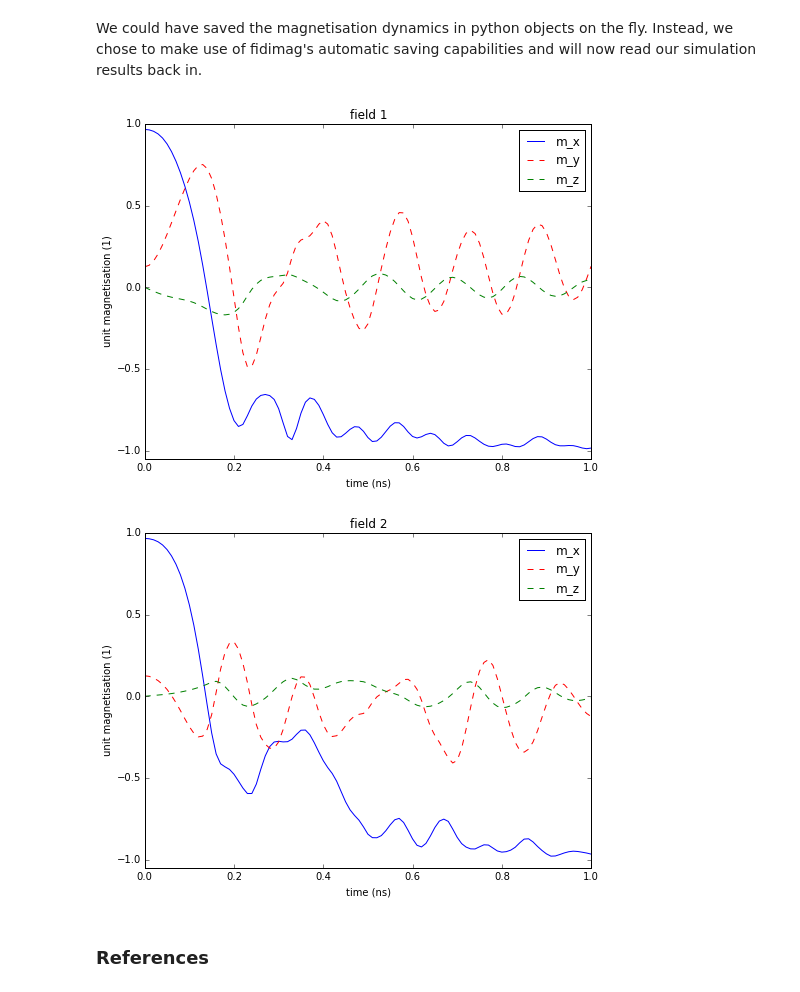
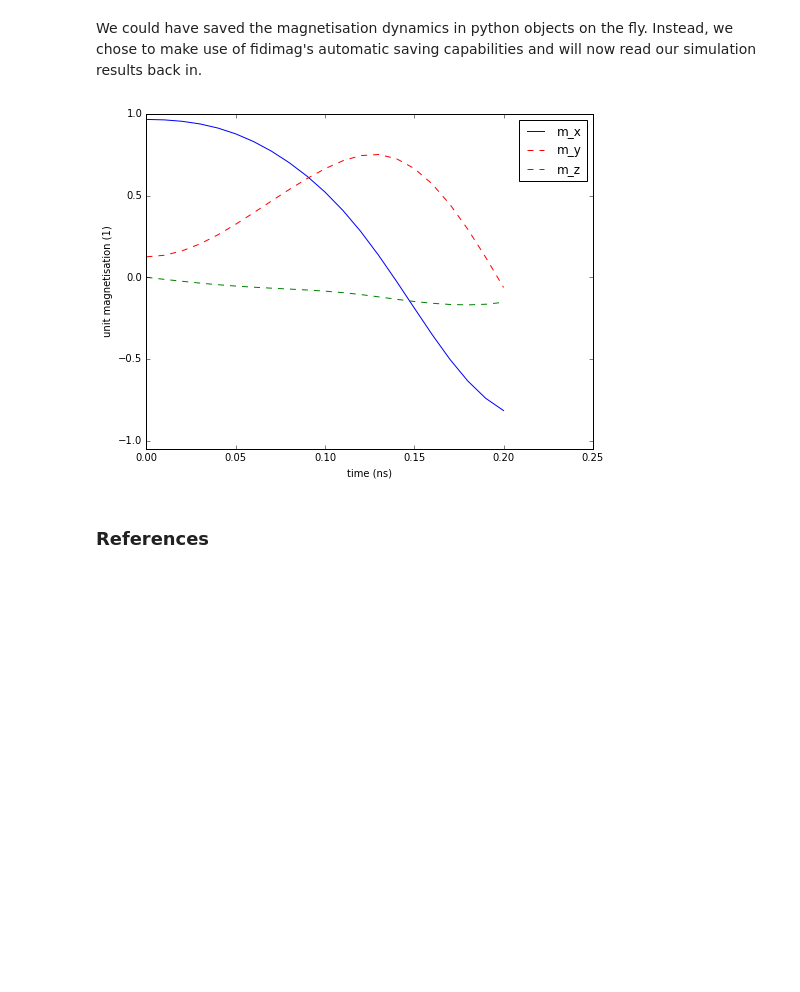
Before and after one commit to computationalmodelling/fidimag, a Jupyter notebook: doc/ipynb/standard_problem_4.ipynb, the cells around one changed output. Cells and saved outputs as stored; diff of their text form; code cells hidden in the pictures; blank space fills up the shorter version.

```diff
--- a/doc/ipynb/standard_problem_4.ipynb
+++ b/doc/ipynb/standard_problem_4.ipynb
@@ -95,0 +92,16 @@ Wall time: 33.3 s
+# %%
+# PYTEST_VALIDATE_IGNORE_OUTPUT
+m = sim.spin
+m.shape = (-1,3)
+mx = m[:,0]
+my = m[:,1]
+mx.shape = (40, 160)
+my.shape = (40, 160)
+fig = plt.figure(figsize=(15,5))
+plt.axes().set_aspect('equal')
+plt.quiver(mx[1::4,1::4], my[::4,::4], my[::4,::4], pivot='mid', alpha=0.9, scale=45, cmap=plt.get_cmap('jet'), edgecolors='None' )
+plt.xlim([-0.5,39.5])
+plt.xticks([])
+plt.yticks([])
+plt.show()
+print(np.average(m[:,:], axis=0))
@@ -144,28 +146,28 @@ We could have saved the magnetisation dynamics in python objects on the fly. Ins
 # %%
 # PYTEST_VALIDATE_IGNORE_OUTPUT
 import matplotlib.pyplot as plt
 %matplotlib inline
 from fidimag.common.fileio import DataReader
 
-for f in (1, 2):
-    dynamics = DataReader("field_{}.txt".format(f))
+def do_plot(data_name):
+    dynamics = DataReader(data_name)
     # we could load the data with np.loadtxt, but using the DataReader gives
     # us the possibility to use the column headers to access our data
     fig = plt.figure(figsize=(8, 6))
     axes = fig.add_subplot(111)
     axes.plot(dynamics["time"] * 1e9, dynamics["m_x"], "b-", label="m_x")
     axes.plot(dynamics["time"] * 1e9, dynamics["m_y"], "r--", label="m_y")
     axes.plot(dynamics["time"] * 1e9, dynamics["m_z"], "g--", label="m_z")
     axes.set_xlabel("time (ns)")
-    axes.set_xlim((0, 1))
+    axes.set_xlim((0, 0.25))
     axes.set_ylabel("unit magnetisation (1)")
     axes.set_ylim((-1.05, 1))
     axes.legend()
-    axes.set_title("field {}".format(f))
-    fig.show()
+    plt.show()
+
+do_plot('field_1.txt')
 # %% [output]
-[figure, old version]
+[figure, new version]
-[figure, removed]
 # %% [markdown]
 ### References
 # %% [markdown]
```
Also changed, not shown: parts of 11 cells of this notebook.
